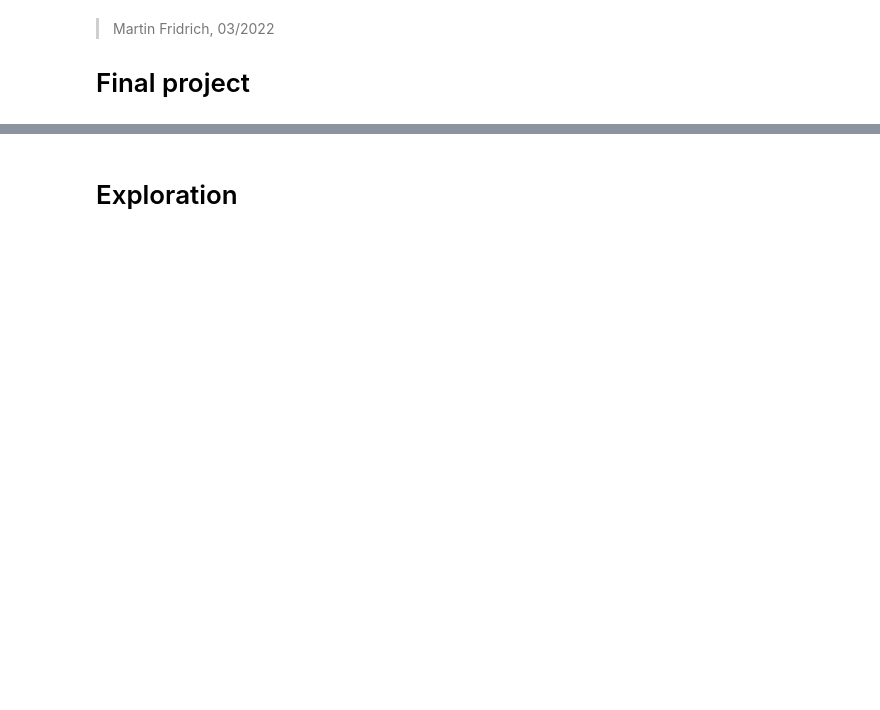
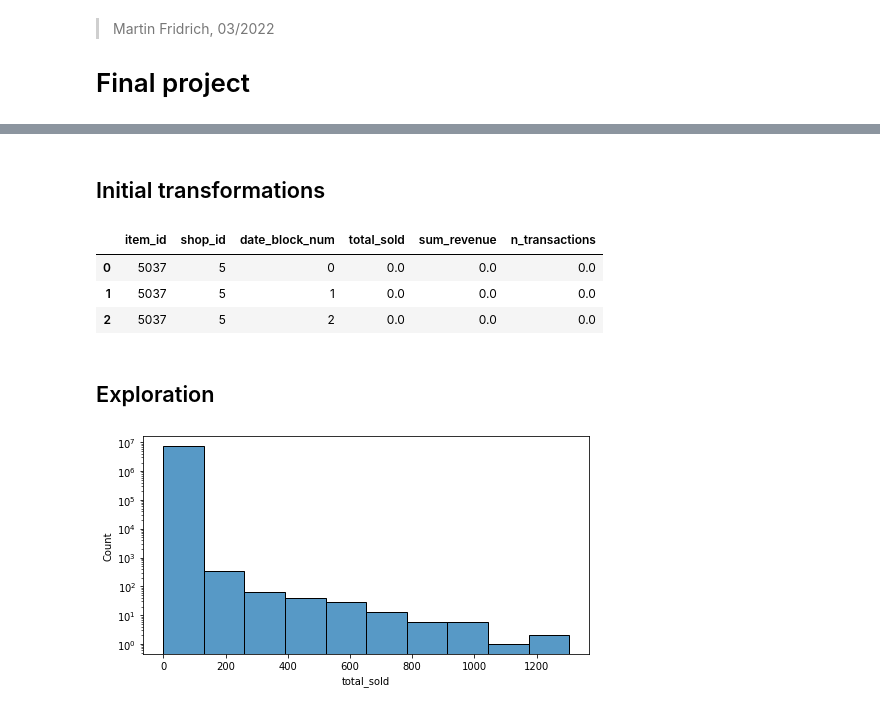
Before and after one commit to fridrichmrtn/hse-advanced-machine-learning, a Jupyter notebook: 02_competitive_data_science/wk06/final_project.ipynb, the cells around one changed output, grey strips where cells are left out. Saved outputs shown, nothing was run; the diff lists cells and outputs as text; code cells hidden in the pictures; blank space fills up the shorter version.

```diff
--- a/02_competitive_data_science/wk06/final_project.ipynb
+++ b/02_competitive_data_science/wk06/final_project.ipynb
@@ -24,3 +28,5 @@ shops = pd.read_csv(DATA_DIR+"shops.csv")
+# %% [markdown]
+## Initial transformations
 # %%
 # downcast dataframe
 def optimize_numeric_dtypes(df):
@@ -48,8 +54,8 @@ sales_train["date"] = pd.to_datetime(sales_train["date"], format="%d.%m.%Y")
 # filtering on test set
 sales_train = sales_train.loc[sales_train.item_id.isin(sales_test["item_id"].unique()), :]
 # drop training items with extreme or negative prices or sales counts
-sales_train = sales_train[((sales_train["item_price"] > 0) & (sales_train["item_price"] < 50000)) &
-    ((sales_train["item_cnt_day"] > 0) & (sales_train["item_cnt_day"] < 1000))]
+sales_train = sales_train[((sales_train["item_price"] > 0) & (sales_train["item_price"] <= 10000)) &
+    ((sales_train["item_cnt_day"] > 0) & (sales_train["item_cnt_day"] <= 1000))]
 # test-based cartesian product & inds
 sales_index = pd.DataFrame(product(sales_test.item_id.unique(), sales_test.shop_id.unique(),
     range(35)),columns = ["item_id", "shop_id", "date_block_num"])
@@ -66,7 +72,18 @@ sales["date_block_num"].fillna(34, inplace=True)
 sales.loc[sales.date_block_num<34, ["total_sold", "sum_revenue", "n_transactions"]]=\
     sales.loc[sales.date_block_num<34, ["total_sold", "sum_revenue", "n_transactions"]].fillna(0)
 sales = optimize_numeric_dtypes(sales)
-del sales_train, sales_test, sales_index; gc.collect()
-sales.head(3)
+del sales_train, sales_test, sales_index; gc.collect(); sales.head(3)
+# %% [output]
+|  | item_id | shop_id | date_block_num | total_sold | sum_revenue | n_transactions |
+| 0 | 5037 | 5 | 0 | 0.0 | 0.0 | 0.0 |
+| 1 | 5037 | 5 | 1 | 0.0 | 0.0 | 0.0 |
+| 2 | 5037 | 5 | 2 | 0.0 | 0.0 | 0.0 |
 # %% [markdown]
-# Exploration
+## Exploration
+# %%
+fig, ax = plt.subplots(1,1,figsize=(8,4))
+hist = sns.histplot(data=sales, x="total_sold", bins=10,
+    palette=sns.color_palette("husl"))
+hist.set_yscale("log")
+# %% [output]
+[figure, added]
```
Also changed, not shown: parts of 27 cells of this notebook, 1 other file.
